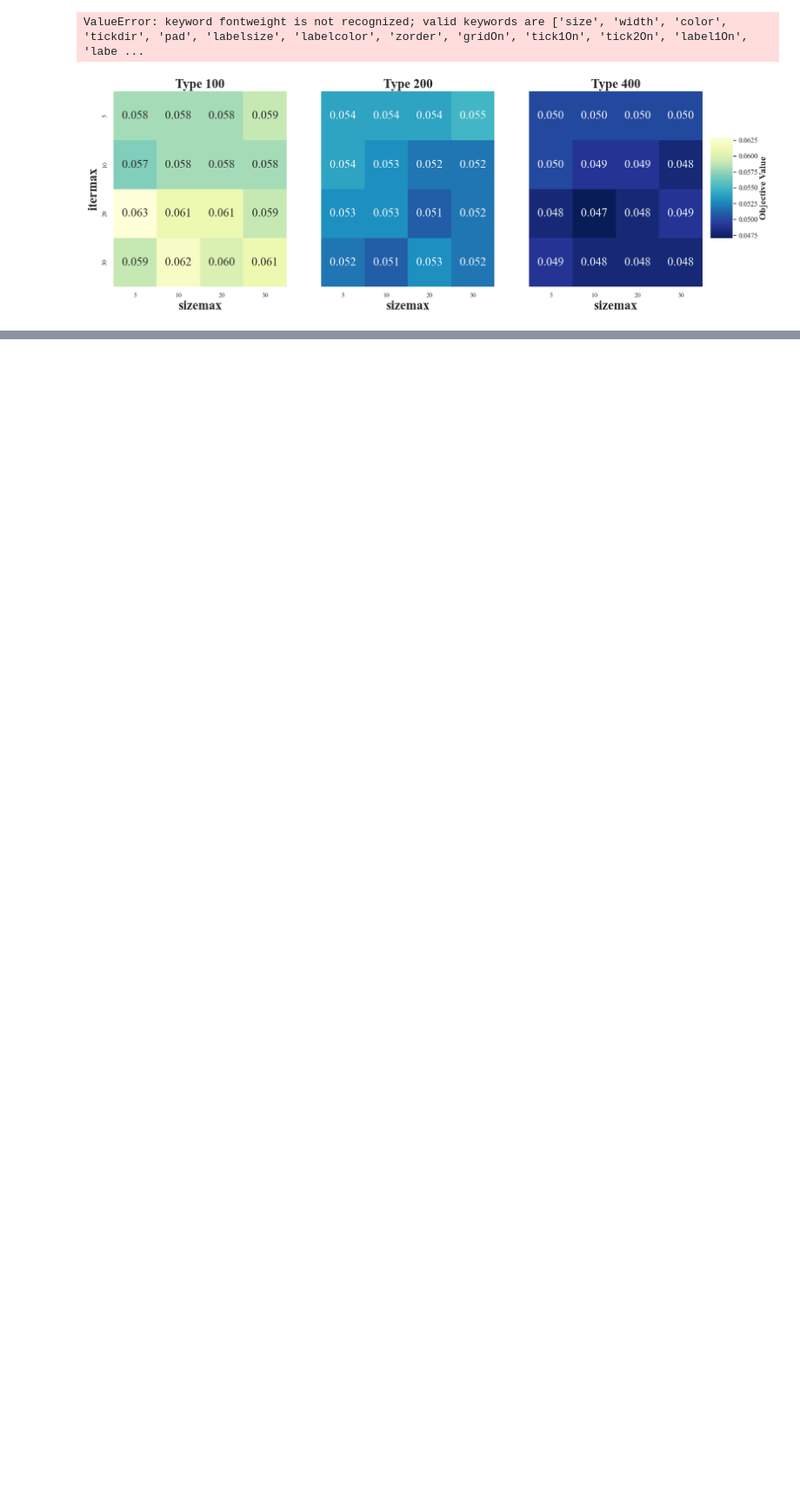
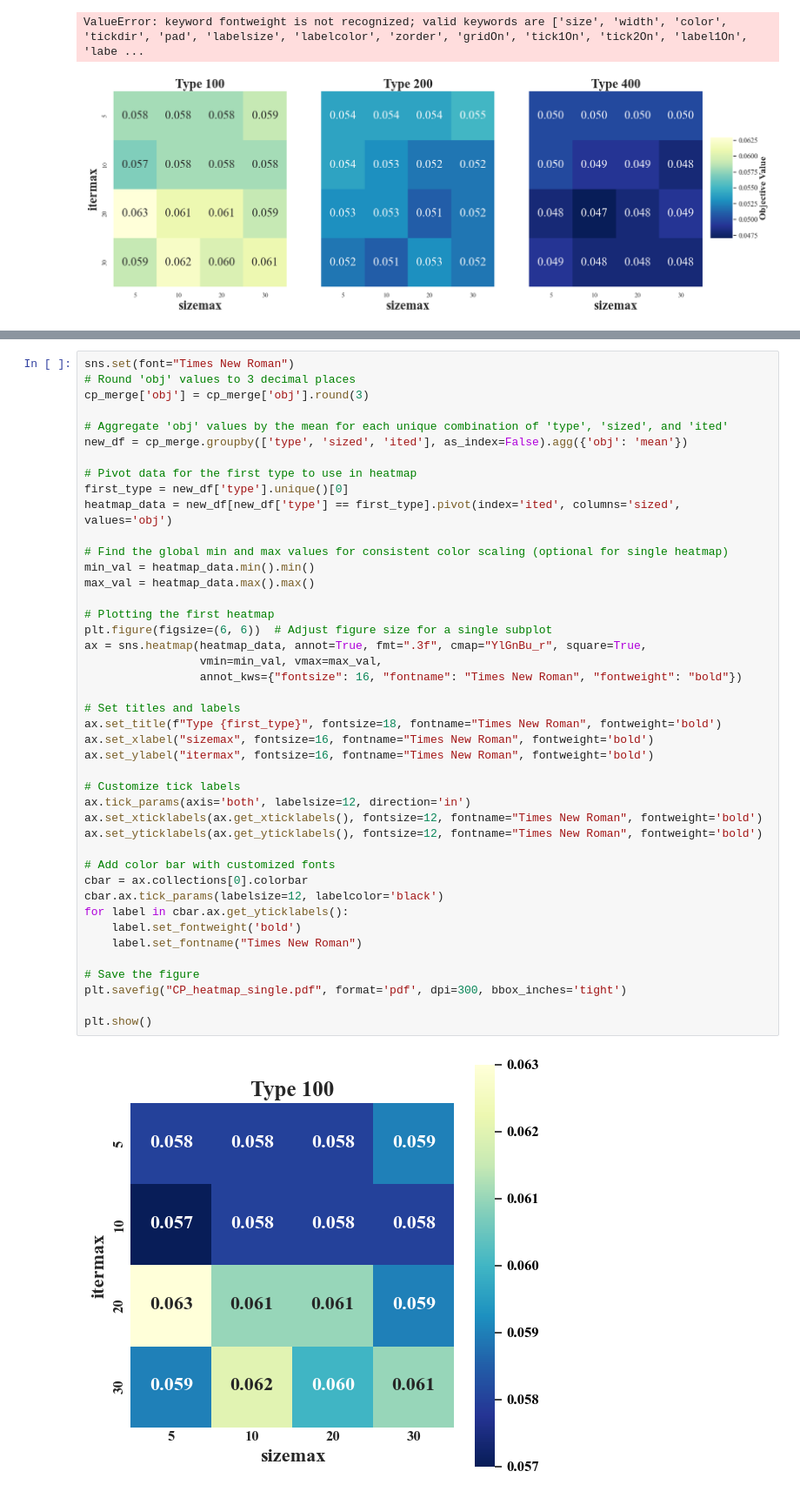
Before and after one commit to hwnginsoict/dvrpsd, a Jupyter notebook: experiment/heatmap.ipynb, the cells around one changed output, grey strips where cells are left out. Shown at 87% size. Cells and saved outputs as stored; diff of their text form; blank space fills up the shorter version.

```diff
--- a/experiment/heatmap.ipynb
+++ b/experiment/heatmap.ipynb
@@ -185,0 +159,45 @@ ValueError: Index contains duplicate entries, cannot reshape
+# %%
+sns.set(font="Times New Roman")
+# Round 'obj' values to 3 decimal places
+cp_merge['obj'] = cp_merge['obj'].round(3)
+
+# Aggregate 'obj' values by the mean for each unique combination of 'type', 'sized', and 'ited'
+new_df = cp_merge.groupby(['type', 'sized', 'ited'], as_index=False).agg({'obj': 'mean'})
+
+# Pivot data for the first type to use in heatmap
+first_type = new_df['type'].unique()[0]
+heatmap_data = new_df[new_df['type'] == first_type].pivot(index='ited', columns='sized', values='obj')
+
+# Find the global min and max values for consistent color scaling (optional for single heatmap)
+min_val = heatmap_data.min().min()
+max_val = heatmap_data.max().max()
+
+# Plotting the first heatmap
+plt.figure(figsize=(6, 6))  # Adjust figure size for a single subplot
+ax = sns.heatmap(heatmap_data, annot=True, fmt=".3f", cmap="YlGnBu_r", square=True,
+                 vmin=min_val, vmax=max_val,
+                 annot_kws={"fontsize": 16, "fontname": "Times New Roman", "fontweight": "bold"})
+
+# Set titles and labels
+ax.set_title(f"Type {first_type}", fontsize=18, fontname="Times New Roman", fontweight='bold')
+ax.set_xlabel("sizemax", fontsize=16, fontname="Times New Roman", fontweight='bold')
+ax.set_ylabel("itermax", fontsize=16, fontname="Times New Roman", fontweight='bold')
+
+# Customize tick labels
+ax.tick_params(axis='both', labelsize=12, direction='in')
+ax.set_xticklabels(ax.get_xticklabels(), fontsize=12, fontname="Times New Roman", fontweight='bold')
+ax.set_yticklabels(ax.get_yticklabels(), fontsize=12, fontname="Times New Roman", fontweight='bold')
+
+# Add color bar with customized fonts
+cbar = ax.collections[0].colorbar
+cbar.ax.tick_params(labelsize=12, labelcolor='black')
+for label in cbar.ax.get_yticklabels():
+    label.set_fontweight('bold')
+    label.set_fontname("Times New Roman")
+
+# Save the figure
+plt.savefig("CP_heatmap_single.pdf", format='pdf', dpi=300, bbox_inches='tight')
+
+plt.show()
+# %% [output]
+[figure, added]
```
Also changed, not shown: parts of 2 cells of this notebook, 15 other files.
